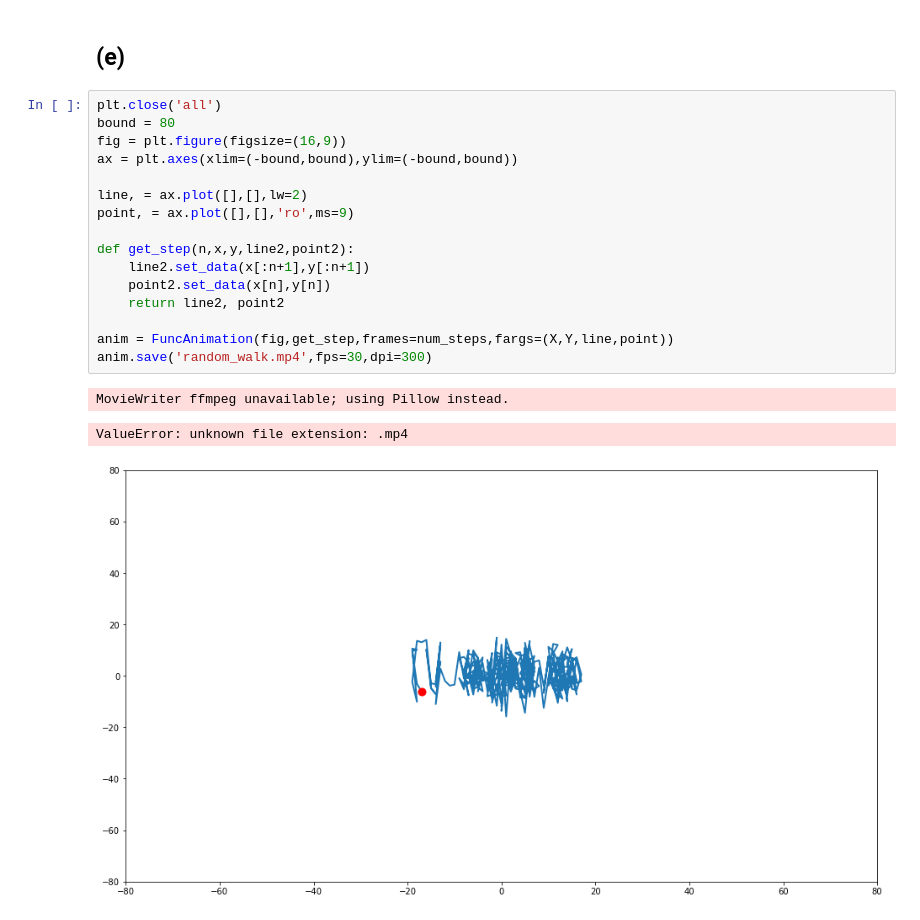
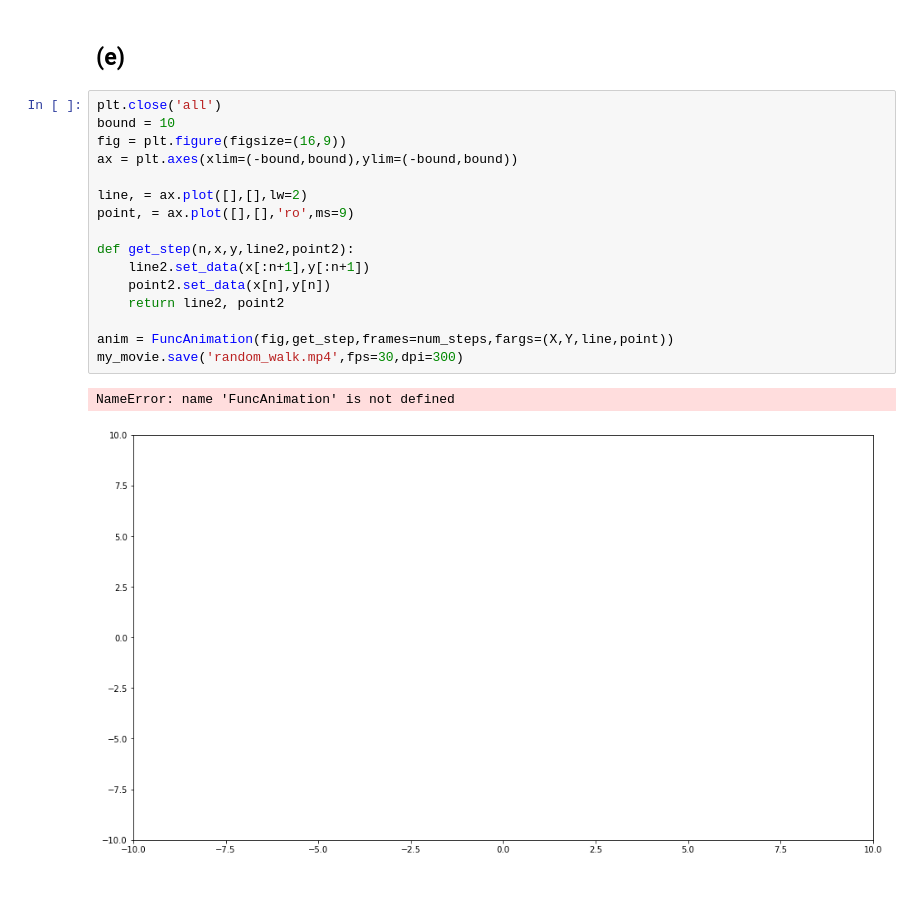
Before and after one commit to HWolf08/biophysics, a Jupyter notebook: week-07/problem-10.3.ipynb, the cells around one changed output. Saved outputs shown, nothing was run; the diff lists cells and outputs as text; blank space fills up the shorter version.

```diff
--- a/week-07/problem-10.3.ipynb
+++ b/week-07/problem-10.3.ipynb
@@ -84,21 +96,20 @@ Text(0.5, 1.0, 'x versus y 2D Graphic')
 ## (e)
 # %%
 plt.close('all')
-bound = 80
+bound = 10
 fig = plt.figure(figsize=(16,9))
 ax = plt.axes(xlim=(-bound,bound),ylim=(-bound,bound))
 
 line, = ax.plot([],[],lw=2)
 point, = ax.plot([],[],'ro',ms=9)
 
 def get_step(n,x,y,line2,point2):
     line2.set_data(x[:n+1],y[:n+1])
     point2.set_data(x[n],y[n])
     return line2, point2
 
 anim = FuncAnimation(fig,get_step,frames=num_steps,fargs=(X,Y,line,point))
-anim.save('random_walk.mp4',fps=30,dpi=300)
+my_movie.save('random_walk.mp4',fps=30,dpi=300)
 # %% [output]
-MovieWriter ffmpeg unavailable; using Pillow instead.
+NameError: name 'FuncAnimation' is not defined
-ValueError: unknown file extension: .mp4
-[figure, old version]
+[figure, new version]
```
Also changed, not shown: parts of 4 cells of this notebook, 2 other files.
